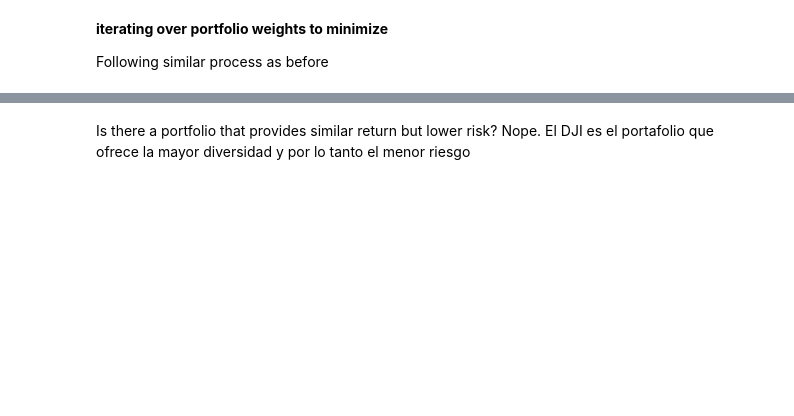
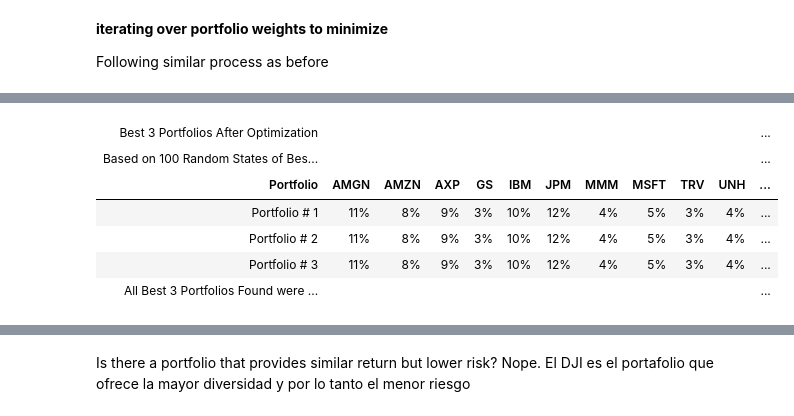
Before and after one commit to jorgelopez141/Markowitz-Optim-with-Time-Series-Foreacast, a Jupyter notebook: Markowitz/01_checkpoint_SharpeAndMinimize.ipynb, the cells around one changed output, grey strips where cells are left out. Saved outputs shown, nothing was run; the diff lists cells and outputs as text; code cells hidden in the pictures; blank space fills up the shorter version.

```diff
--- a/Markowitz/01_checkpoint_SharpeAndMinimize.ipynb
+++ b/Markowitz/01_checkpoint_SharpeAndMinimize.ipynb
@@ -154,0 +244,3 @@ Best Sharpe Ratio So Far: 1.288177688097352
+# %%
+table_summary_best100Port=emptyDataframe>> mutate(Weights = np.round(_.Weights,2))>> filter(_.Weights>0) >> arrange(_.Portfolio, -_.Weights) >>\
+spread(_, key='Security', value = 'Weights')
@@ -155,3 +252,36 @@ Best Sharpe Ratio So Far: 1.288177688097352
+# %%
+gt1=GT(table_summary_best100Port).\
+    tab_header(title="Best 3 Portfolios After Optimization", subtitle=f"Based on 100 Random States of Best Portfolios").\
+        fmt_percent(columns=[x for x in table_summary_best100Port.columns if x != 'Portfolio'],decimals=0).\
+            tab_options(
+                table_background_color='black',
+                table_border_top_style = 'dotted',
+                table_border_top_width=0,
+                table_border_bottom_width=0,
+                table_border_right_width= 0,
+                table_border_left_width= 0 ,
+                heading_padding=  0 ,
+                heading_padding_horizontal = 0
+
+                ).\
+                tab_style(
+                    style= style.borders(sides = ['top','bottom'], weight="0px"),
+                    locations=loc.body()
+                ).tab_source_note(source_note="All Best 3 Portfolios Found were indistinguishable from each other")
+
+
+#gt1._options.container_padding_y
+gt1.save(file = 'Table Summary Best 100 Port.png', scale=2)
+# %%
+gt1
+# %% [output]
+| Best 3 Portfolios After Optimization |  |  |  |  |  |  |  |  |  |  | ... |
+| Based on 100 Random States of Bes... |  |  |  |  |  |  |  |  |  |  | ... |
+| Portfolio | AMGN | AMZN | AXP | GS | IBM | JPM | MMM | MSFT | TRV | UNH | ... |
+| Portfolio # 1 | 11% | 8% | 9% | 3% | 10% | 12% | 4% | 5% | 3% | 4% | ... |
+| Portfolio # 2 | 11% | 8% | 9% | 3% | 10% | 12% | 4% | 5% | 3% | 4% | ... |
+| Portfolio # 3 | 11% | 8% | 9% | 3% | 10% | 12% | 4% | 5% | 3% | 4% | ... |
+| All Best 3 Portfolios Found were ... |  |  |  |  |  |  |  |  |  |  | ... |
 # %%
 # port return best weight
 portfolio_return(best_weights,training_pct_change)
```
Also changed, not shown: parts of 48 cells of this notebook, 3 other files.
